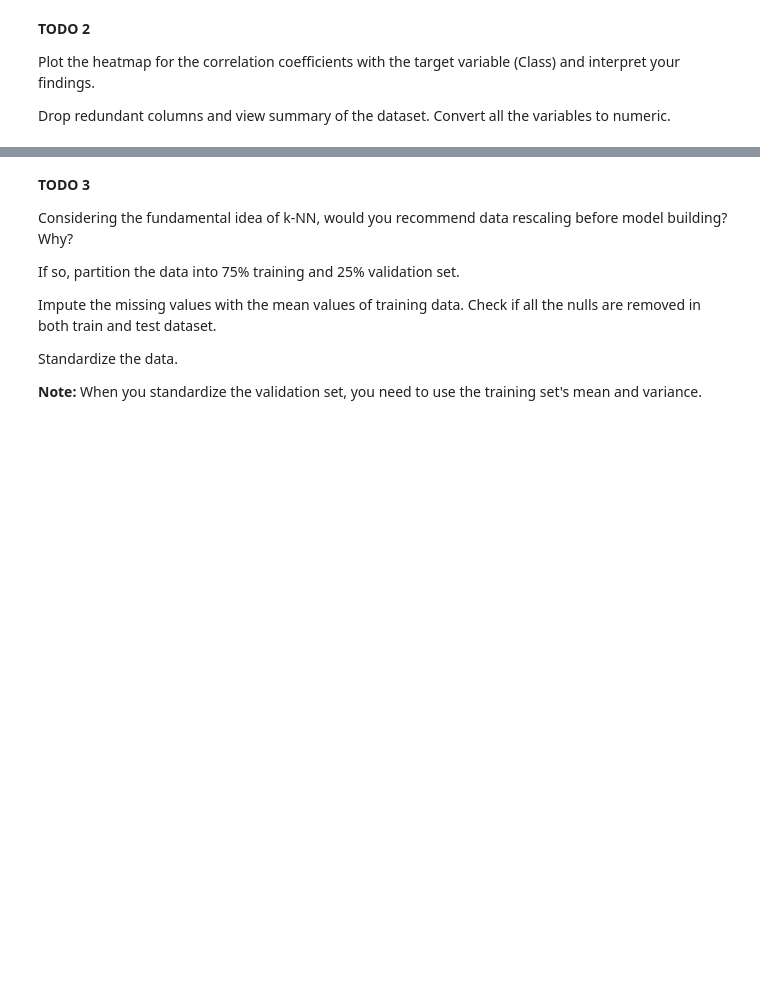
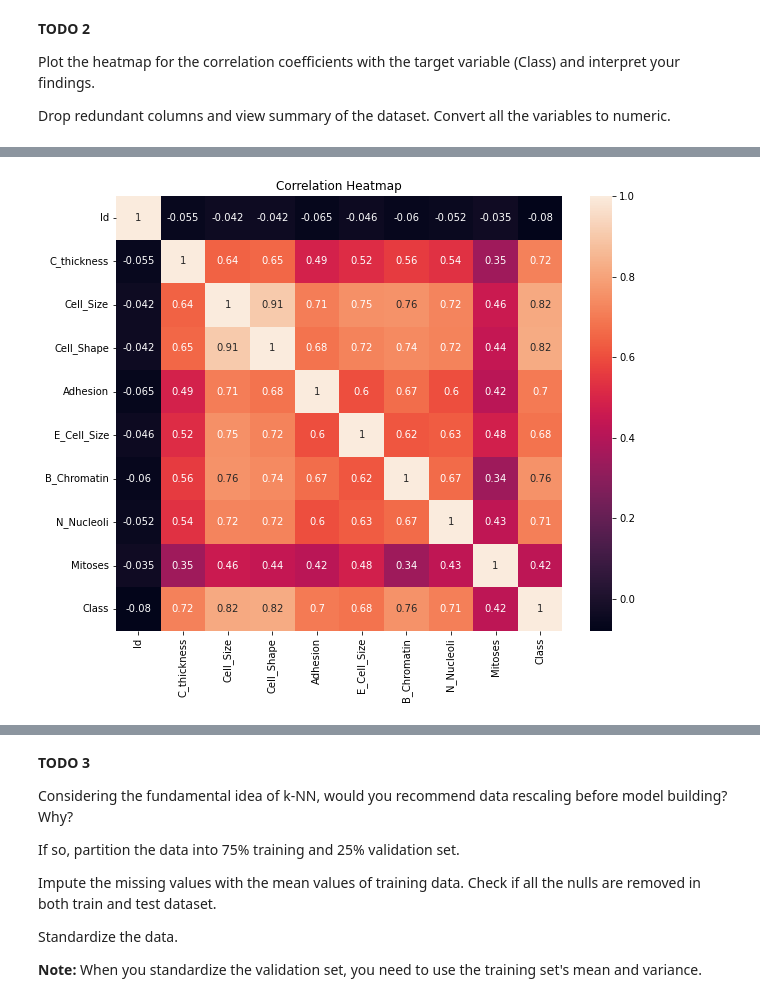
Before and after one commit to Mohitchvk/Data-Mining-Homework-V, a Jupyter notebook: Homework 5.ipynb, the cells around one changed output, grey strips where cells are left out. Cells and saved outputs as stored; diff of their text form; code cells hidden in the pictures; blank space fills up the shorter version.

```diff
--- a/Homework 5.ipynb
+++ b/Homework 5.ipynb
@@ -20,0 +27,4 @@ Id, C_thickness, Cell_Size, Cell_Shape, Adhesion, E_Cell_Size, Bare_Nuclei, B_Ch
+# %%
+#loading the dataset
+df_cancer = pd.read_csv('breast-cancer-wisconsin.txt')
+df_cancer.head()
@@ -20,0 +38,4 @@ Id, C_thickness, Cell_Size, Cell_Shape, Adhesion, E_Cell_Size, Bare_Nuclei, B_Ch
+# %%
+#renaming the columns
+df_cancer.rename(columns = {'0':'Id', '1':'C_thickness', '2': 'Cell_Size', '3': 'Cell_Shape', '4':'Adhesion', '5': 'E_Cell_Size', '6': 'Bare_Nuclei', '7': 'B_Chromatin', '8': 'N_Nucleoli', '9': 'Mitoses', '10': 'Class'}, inplace = True)
+df_cancer.head()
@@ -28,0 +115,8 @@ Convert all the variables to numeric.
+# %%
+# Plot a heatmap of the correlation coefficients
+plt.figure(figsize=(10,8))
+sns.heatmap(df_cancer.corr(), annot=True)
+plt.title("Correlation Heatmap")
+plt.show()
+# %% [output]
+[figure, added]
```
Also changed, not shown: parts of 24 cells of this notebook.
